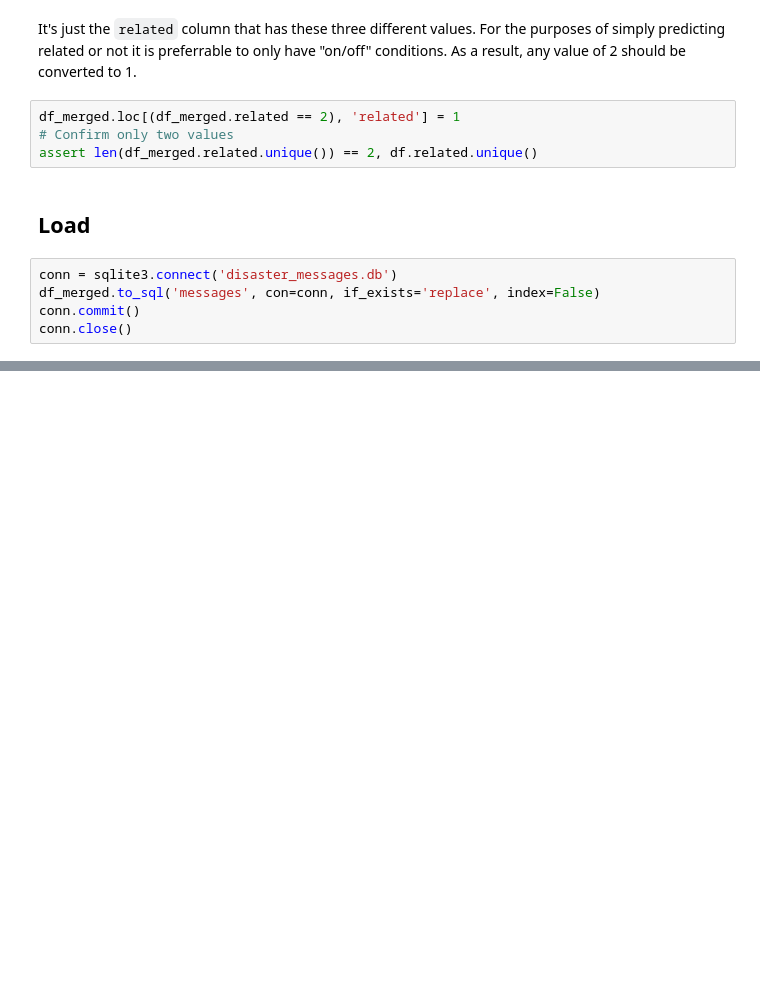
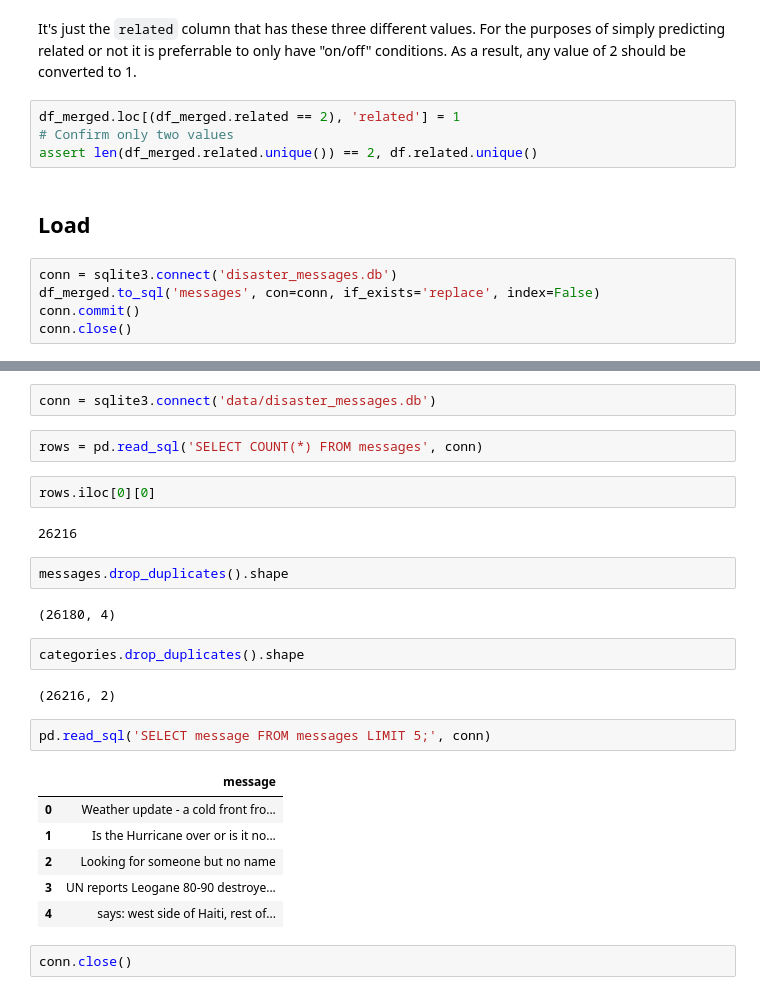
Before and after one commit to rebeccaebarnes/DSND-Project-5, a Jupyter notebook: etl_pipeline.ipynb, the cells around one changed output, grey strips where cells are left out. Cells and saved outputs as stored; diff of their text form; blank space fills up the shorter version.

Commit message:
eda: Explore data shapes

```diff
--- a/etl_pipeline.ipynb
+++ b/etl_pipeline.ipynb
@@ -208,0 +211,27 @@ conn.close()
+# %%
+conn = sqlite3.connect('data/disaster_messages.db')
+# %%
+rows = pd.read_sql('SELECT COUNT(*) FROM messages', conn)
+# %%
+rows.iloc[0][0]
+# %% [output]
+26216
+# %%
+messages.drop_duplicates().shape
+# %% [output]
+(26180, 4)
+# %%
+categories.drop_duplicates().shape
+# %% [output]
+(26216, 2)
+# %%
+pd.read_sql('SELECT message FROM messages LIMIT 5;', conn)
+# %% [output]
+|  | message |
+| 0 | Weather update - a cold front fro... |
+| 1 | Is the Hurricane over or is it no... |
+| 2 | Looking for someone but no name |
+| 3 | UN reports Leogane 80-90 destroye... |
+| 4 | says: west side of Haiti, rest of... |
+# %%
+conn.close()
```
Also changed, not shown: parts of 3 cells of this notebook.
